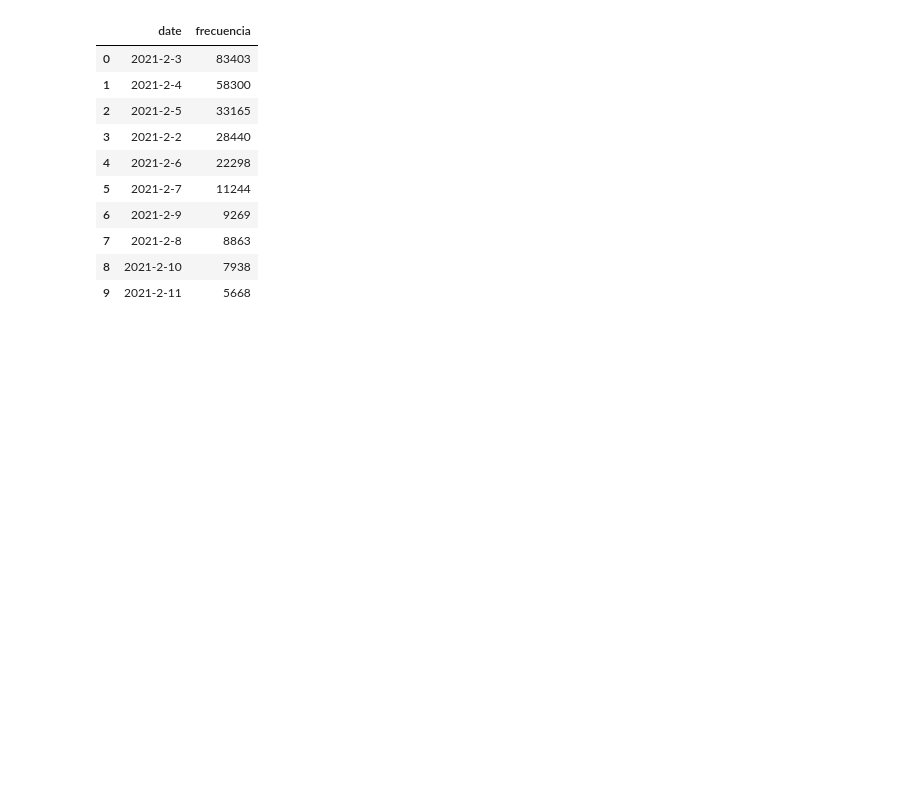
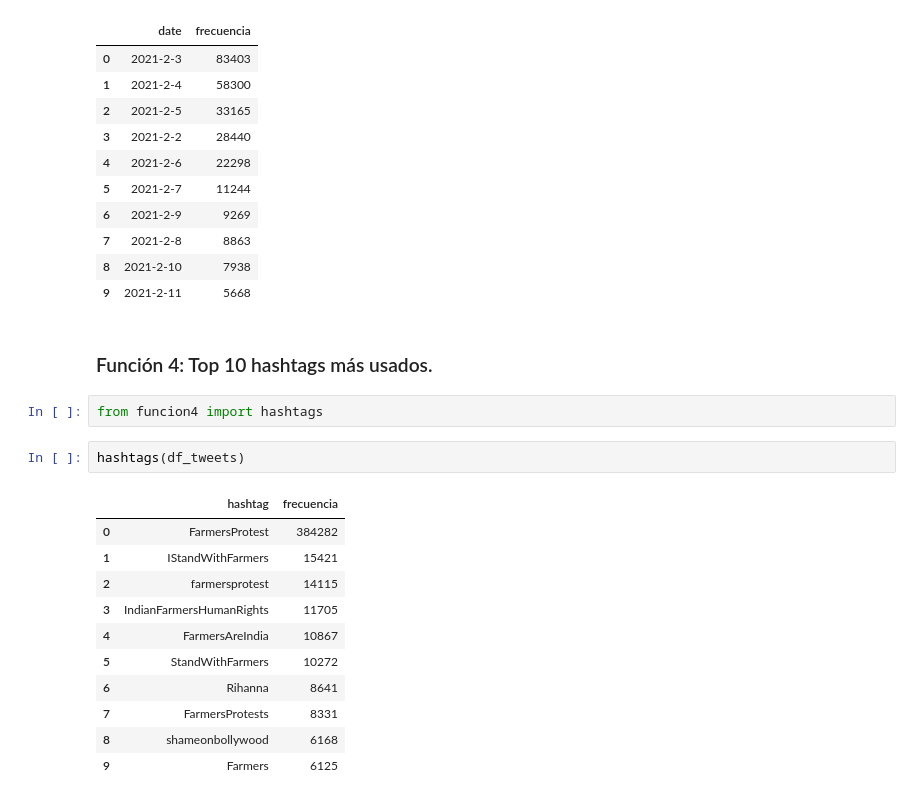
Before and after one commit to santiagoolivos/Diagnostico-capstone, a Jupyter notebook: main.ipynb, the cells around one changed output. Drawn from its saved outputs; the diff is of its cells as text; blank space fills up the shorter version.

```diff
--- a/main.ipynb
+++ b/main.ipynb
@@ -149,3 +149,21 @@ dias(df_tweets)
 | 7 | 2021-2-8 | 8863 |
 | 8 | 2021-2-10 | 7938 |
 | 9 | 2021-2-11 | 5668 |
+# %% [markdown]
+### Función 4: Top 10 hashtags más usados.
+# %%
+from funcion4 import hashtags
+# %%
+hashtags(df_tweets)
+# %% [output]
+|  | hashtag | frecuencia |
+| 0 | FarmersProtest | 384282 |
+| 1 | IStandWithFarmers | 15421 |
+| 2 | farmersprotest | 14115 |
+| 3 | IndianFarmersHumanRights | 11705 |
+| 4 | FarmersAreIndia | 10867 |
+| 5 | StandWithFarmers | 10272 |
+| 6 | Rihanna | 8641 |
+| 7 | FarmersProtests | 8331 |
+| 8 | shameonbollywood | 6168 |
+| 9 | Farmers | 6125 |
```
Also changed, not shown: 1 other file.
